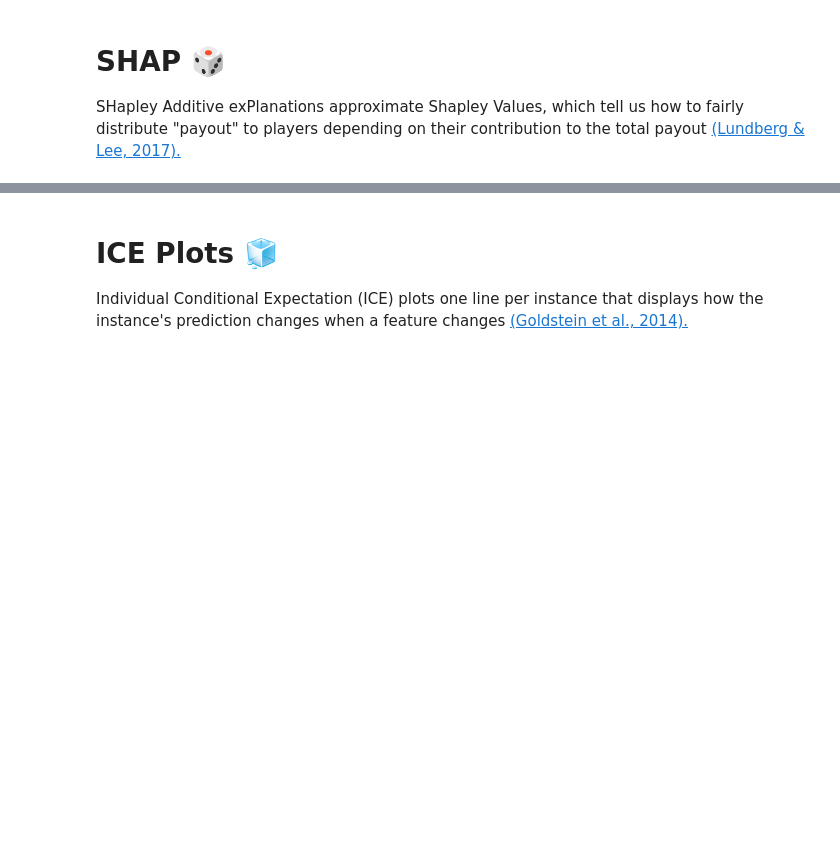
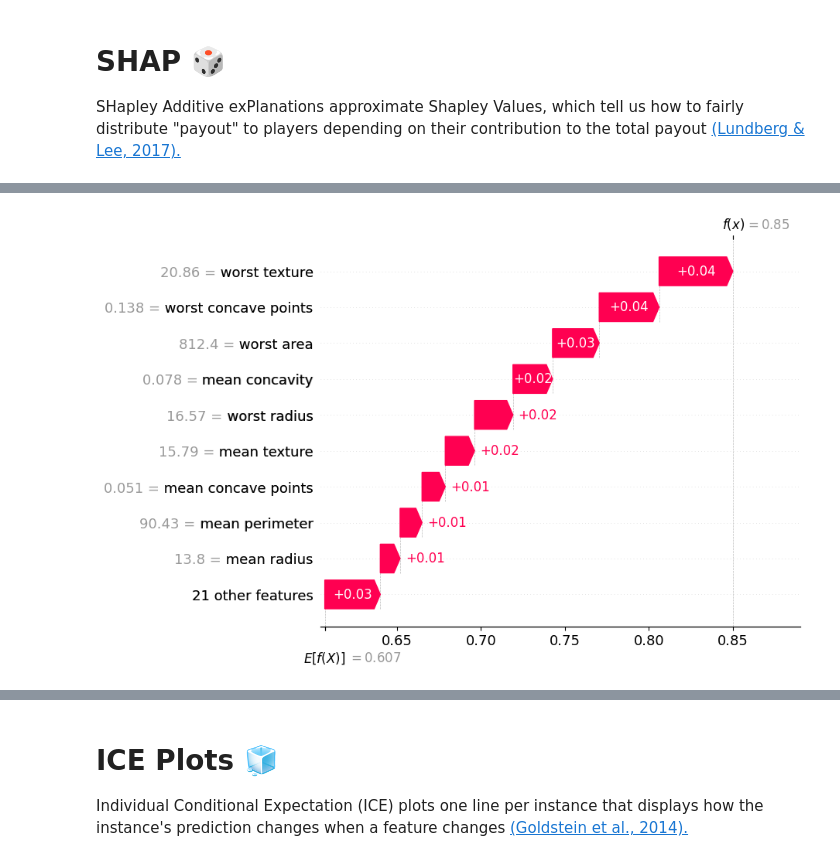
Before and after one commit to catebarry/explainable-techniques, a Jupyter notebook: explainable_technqiues.ipynb, the cells around one changed output, grey strips where cells are left out. Cells and saved outputs as stored; diff of their text form; code cells hidden in the pictures; blank space fills up the shorter version.

```diff
--- a/explainable_technqiues.ipynb
+++ b/explainable_technqiues.ipynb
@@ -307,9 +365,7 @@ ValueError: Could not find feature named: Age
 # %%
-
 # Visualize an instance with a waterfall plot of the SHAP values
 
-# Choose a sample for explanation
-idx = 100
-
-# Plot waterfall plot
-shap.plots.waterfall(shap_values_exp[idx])
+shap_values_focus = explainer(focus_instance_bc)
+shap.plots.waterfall(shap_values_focus[0, :, 1])
+# %% [output]
+[figure, added]
```
Also changed, not shown: parts of 24 cells of this notebook.
